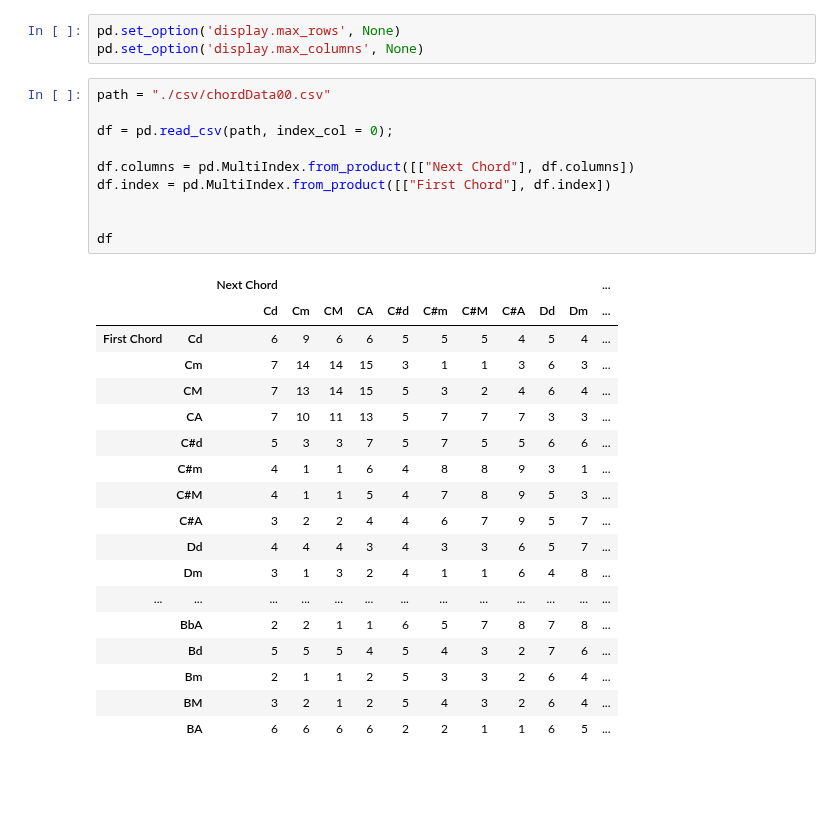
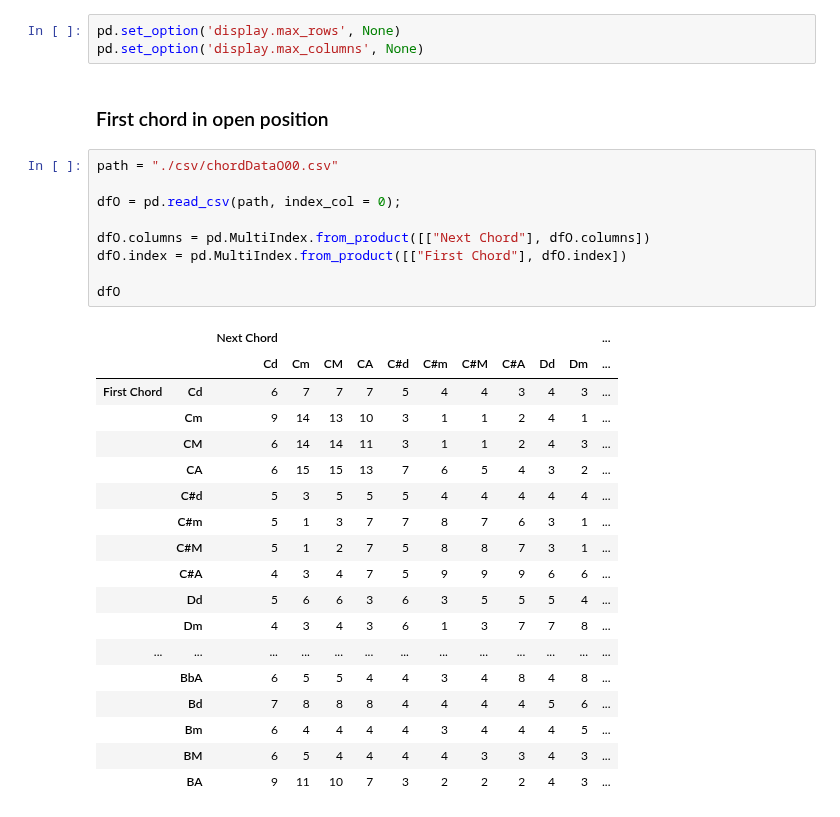
Before and after one commit to iamsiriil/sc_harmonizer01, a Jupyter notebook: data/dt_harmony_01_chords.ipynb, the cells around one changed output. Saved outputs shown, nothing was run; the diff lists cells and outputs as text; blank space fills up the shorter version.

```diff
--- a/data/dt_harmony_01_chords.ipynb
+++ b/data/dt_harmony_01_chords.ipynb
@@ -3,32 +3,33 @@ import pandas as pd
 # %%
 pd.set_option('display.max_rows', None)
 pd.set_option('display.max_columns', None)
+# %% [markdown]
+### First chord in open position
 # %%
-path = "./csv/chordData00.csv"
+path = "./csv/chordDataO00.csv"
 
-df = pd.read_csv(path, index_col = 0);
+dfO = pd.read_csv(path, index_col = 0);
 
-df.columns = pd.MultiIndex.from_product([["Next Chord"], df.columns])
-df.index = pd.MultiIndex.from_product([["First Chord"], df.index])
+dfO.columns = pd.MultiIndex.from_product([["Next Chord"], dfO.columns])
+dfO.index = pd.MultiIndex.from_product([["First Chord"], dfO.index])
 
-
-df
+dfO
 # %% [output]
 |  |  | Next Chord |  |  |  |  |  |  |  |  |  | ... |
 |  |  | Cd | Cm | CM | CA | C#d | C#m | C#M | C#A | Dd | Dm | ... |
-| First Chord | Cd | 6 | 9 | 6 | 6 | 5 | 5 | 5 | 4 | 5 | 4 | ... |
-|  | Cm | 7 | 14 | 14 | 15 | 3 | 1 | 1 | 3 | 6 | 3 | ... |
-|  | CM | 7 | 13 | 14 | 15 | 5 | 3 | 2 | 4 | 6 | 4 | ... |
-|  | CA | 7 | 10 | 11 | 13 | 5 | 7 | 7 | 7 | 3 | 3 | ... |
-|  | C#d | 5 | 3 | 3 | 7 | 5 | 7 | 5 | 5 | 6 | 6 | ... |
-|  | C#m | 4 | 1 | 1 | 6 | 4 | 8 | 8 | 9 | 3 | 1 | ... |
-|  | C#M | 4 | 1 | 1 | 5 | 4 | 7 | 8 | 9 | 5 | 3 | ... |
-|  | C#A | 3 | 2 | 2 | 4 | 4 | 6 | 7 | 9 | 5 | 7 | ... |
-|  | Dd | 4 | 4 | 4 | 3 | 4 | 3 | 3 | 6 | 5 | 7 | ... |
-|  | Dm | 3 | 1 | 3 | 2 | 4 | 1 | 1 | 6 | 4 | 8 | ... |
+| First Chord | Cd | 6 | 7 | 7 | 7 | 5 | 4 | 4 | 3 | 4 | 3 | ... |
+|  | Cm | 9 | 14 | 13 | 10 | 3 | 1 | 1 | 2 | 4 | 1 | ... |
+|  | CM | 6 | 14 | 14 | 11 | 3 | 1 | 1 | 2 | 4 | 3 | ... |
+|  | CA | 6 | 15 | 15 | 13 | 7 | 6 | 5 | 4 | 3 | 2 | ... |
+|  | C#d | 5 | 3 | 5 | 5 | 5 | 4 | 4 | 4 | 4 | 4 | ... |
+|  | C#m | 5 | 1 | 3 | 7 | 7 | 8 | 7 | 6 | 3 | 1 | ... |
+|  | C#M | 5 | 1 | 2 | 7 | 5 | 8 | 8 | 7 | 3 | 1 | ... |
+|  | C#A | 4 | 3 | 4 | 7 | 5 | 9 | 9 | 9 | 6 | 6 | ... |
+|  | Dd | 5 | 6 | 6 | 3 | 6 | 3 | 5 | 5 | 5 | 4 | ... |
+|  | Dm | 4 | 3 | 4 | 3 | 6 | 1 | 3 | 7 | 7 | 8 | ... |
 | ... | ... | ... | ... | ... | ... | ... | ... | ... | ... | ... | ... | ... |
-|  | BbA | 2 | 2 | 1 | 1 | 6 | 5 | 7 | 8 | 7 | 8 | ... |
-|  | Bd | 5 | 5 | 5 | 4 | 5 | 4 | 3 | 2 | 7 | 6 | ... |
-|  | Bm | 2 | 1 | 1 | 2 | 5 | 3 | 3 | 2 | 6 | 4 | ... |
-|  | BM | 3 | 2 | 1 | 2 | 5 | 4 | 3 | 2 | 6 | 4 | ... |
-|  | BA | 6 | 6 | 6 | 6 | 2 | 2 | 1 | 1 | 6 | 5 | ... |
+|  | BbA | 6 | 5 | 5 | 4 | 4 | 3 | 4 | 8 | 4 | 8 | ... |
+|  | Bd | 7 | 8 | 8 | 8 | 4 | 4 | 4 | 4 | 5 | 6 | ... |
+|  | Bm | 6 | 4 | 4 | 4 | 4 | 3 | 4 | 4 | 4 | 5 | ... |
+|  | BM | 6 | 5 | 4 | 4 | 4 | 4 | 3 | 3 | 4 | 3 | ... |
+|  | BA | 9 | 11 | 10 | 7 | 3 | 2 | 2 | 2 | 4 | 3 | ... |
```
Also changed, not shown: parts of 8 cells of this notebook, 2 other files.
